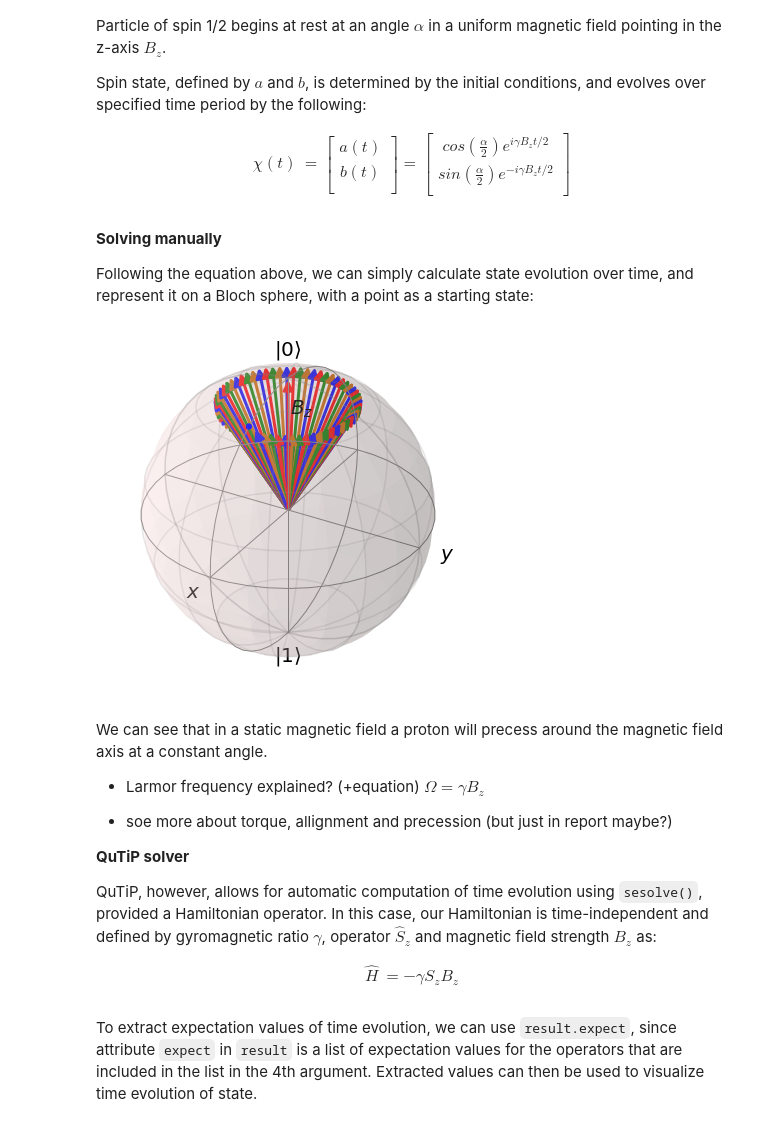
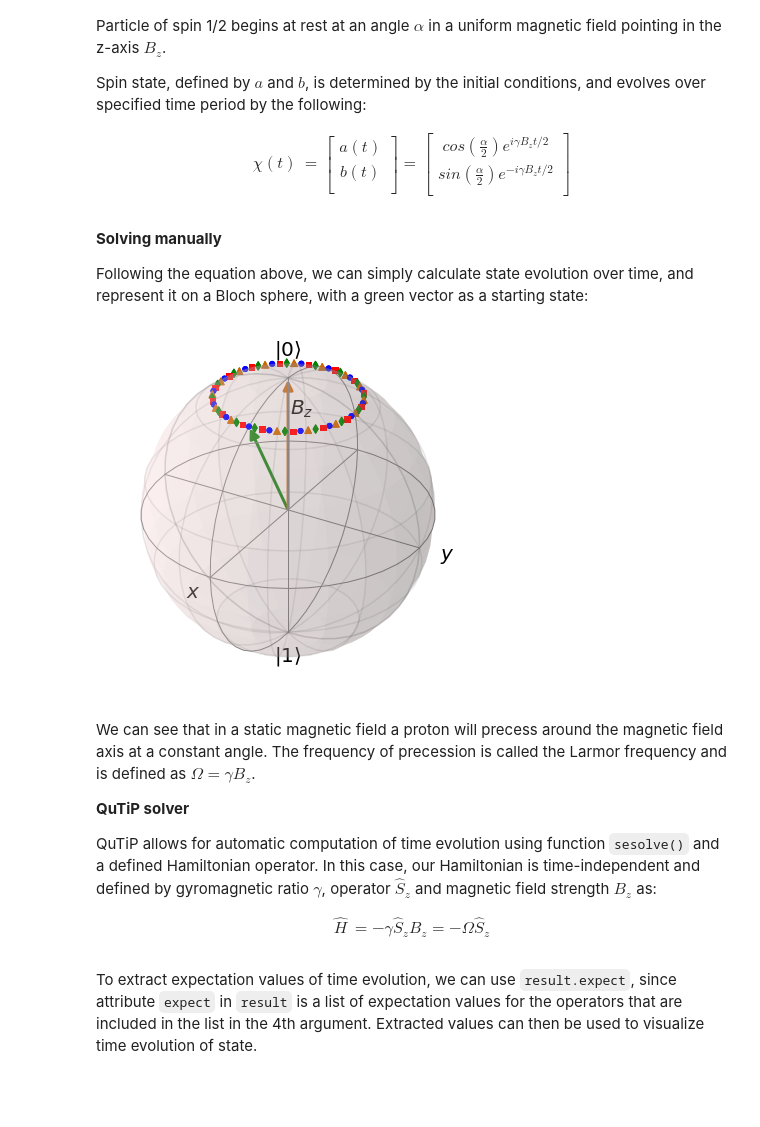
Before and after one commit to Gerb0ise/Magnetic_Resonance-QuTiP, a Jupyter notebook: Magnetic_Resonance.ipynb, the cells around one changed output. Saved outputs shown, nothing was run; the diff lists cells and outputs as text; code cells hidden in the pictures; blank space fills up the shorter version.

```diff
--- a/Magnetic_Resonance.ipynb
+++ b/Magnetic_Resonance.ipynb
@@ -160,39 +156,33 @@ t = np.arange(0, 2*math.pi, 0.1) #time period in seconds
 # %% [markdown]
 **Solving manually**
 
-Following the equation above, we can simply calculate state evolution over time, and represent it on a Bloch sphere, with a point as a starting state:
+Following the equation above, we can simply calculate state evolution over time, and represent it on a Bloch sphere, with a green vector as a starting state:
 # %%
 #BLOCH SPHERE REPRESENTATION OF TIME EVOLUTION
 b = qt.Bloch()
 
 xi_0 = qt.Qobj([[math.cos(alpha/2)], [math.sin(alpha/2)]])
 xi_t = [qt.Qobj(np.array([math.cos(alpha/2)*cmath.exp(1j*gamma*Bz*time/2),math.sin(alpha/2)*cmath.exp(-1j*gamma*Bz*time/2)])) for time in t]
 
-b.add_states(xi_0, kind='point')
-b.add_states(xi_t, kind='vector')
+b.add_states(xi_0, kind='vector')
+b.add_states(xi_t, kind='point')
 b.add_vectors([0,0,1]) # magnetic field
 b.add_annotation([0,0.1,0.8],'$B_z$')
 
 b.render()
 # %% [output]
-[figure, old version]
+[figure, new version]
 # %% [markdown]
-We can see that in a static magnetic field a proton will precess around the magnetic field axis at a constant angle.
-
-
-- Larmor frequency explained? (+equation)
-$\Omega = \gamma B_z$
-
-- soe more about torque, allignment and precession (but just in report maybe?)
+We can see that in a static magnetic field a proton will precess around the magnetic field axis at a constant angle. The frequency of precession is called the Larmor frequency and is defined as $\Omega = \gamma B_z$.
 
 **QuTiP solver**
 
-QuTiP, however, allows for automatic computation of time evolution using `sesolve()`, provided a Hamiltonian operator.
+QuTiP allows for automatic computation of time evolution using function `sesolve()` and a defined Hamiltonian operator.
 In this case, our Hamiltonian is time-independent and defined by gyromagnetic ratio $\gamma$, operator $\hat{S}_z$ and magnetic field strength $B_z$ as:
 
 
 \begin{align}
-    \hat{H} &= -\gamma S_z B_z
+    \hat{H} &= -\gamma \hat{S}_z B_z = -\Omega \hat{S}_z
 \end{align}
 # %%
 #Hamiltonian
```
Also changed, not shown: parts of 25 cells of this notebook.
